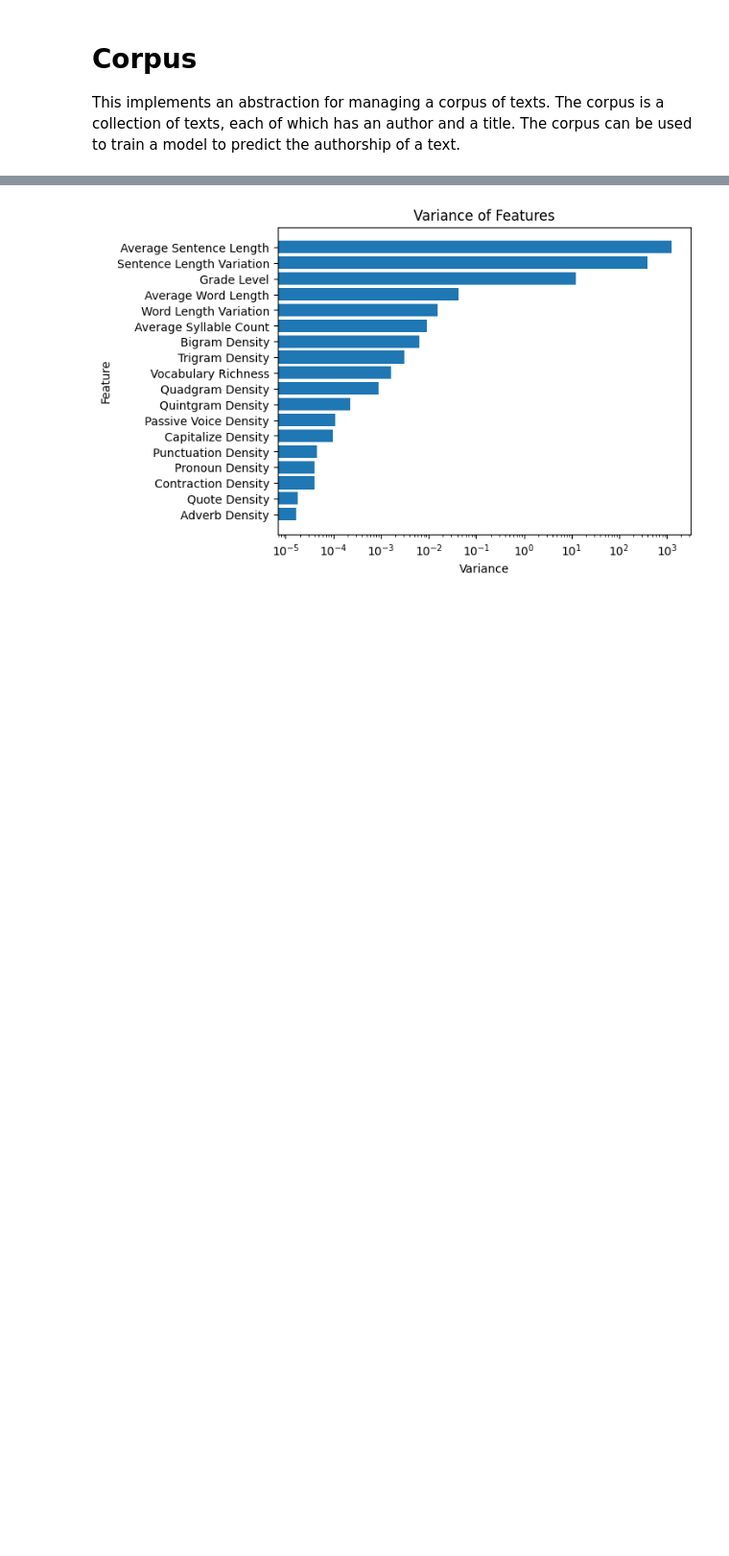
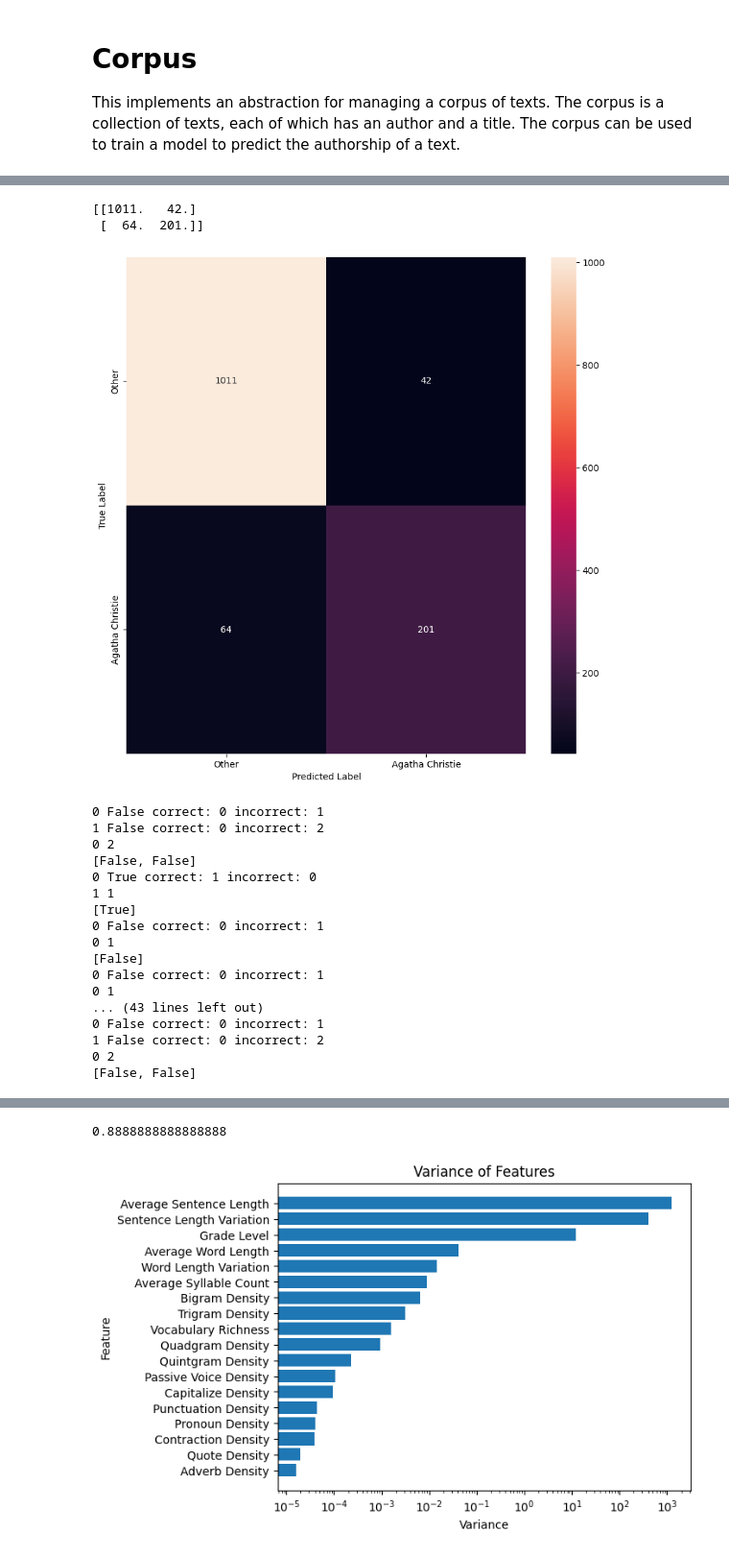
Before and after one commit to shatarahhh/nlp-524-ML-models-for-Authorship-Attributions-, a Jupyter notebook: authorship.ipynb, the cells around one changed output, grey strips where cells are left out. Shown: that part at 96% size. Cells and saved outputs as stored; diff of their text form; code cells hidden in the pictures; blank space fills up the shorter version.

```diff
--- a/authorship.ipynb
+++ b/authorship.ipynb
@@ -927,0 +1072,25 @@ Pg72824 (by Agatha Christie): Agatha Christie
+# %%
+# Predict the authors of the validation works
+bc = BinaryClassifier(corpus, 'Agatha Christie', chunk_size=60)
+bc.validate(validation_corpus)
+# %% [output]
+[[1011.   42.]
+ [  64.  201.]]
+[figure, added]
+0 False correct: 0 incorrect: 1
+1 False correct: 0 incorrect: 2
+0 2
+[False, False]
+0 True correct: 1 incorrect: 0
+1 1
+[True]
+0 False correct: 0 incorrect: 1
+0 1
+[False]
+0 False correct: 0 incorrect: 1
+0 1
+... (43 lines left out)
+0 False correct: 0 incorrect: 1
+1 False correct: 0 incorrect: 2
+0 2
+[False, False]
@@ -928,3 +1098,4 @@ Pg72824 (by Agatha Christie): Agatha Christie
+0.8888888888888888
 # %%
 # Identify the variance in the features
 # Get the variance of each feature
```
Also changed, not shown: parts of 10 cells of this notebook, 18 other files.
